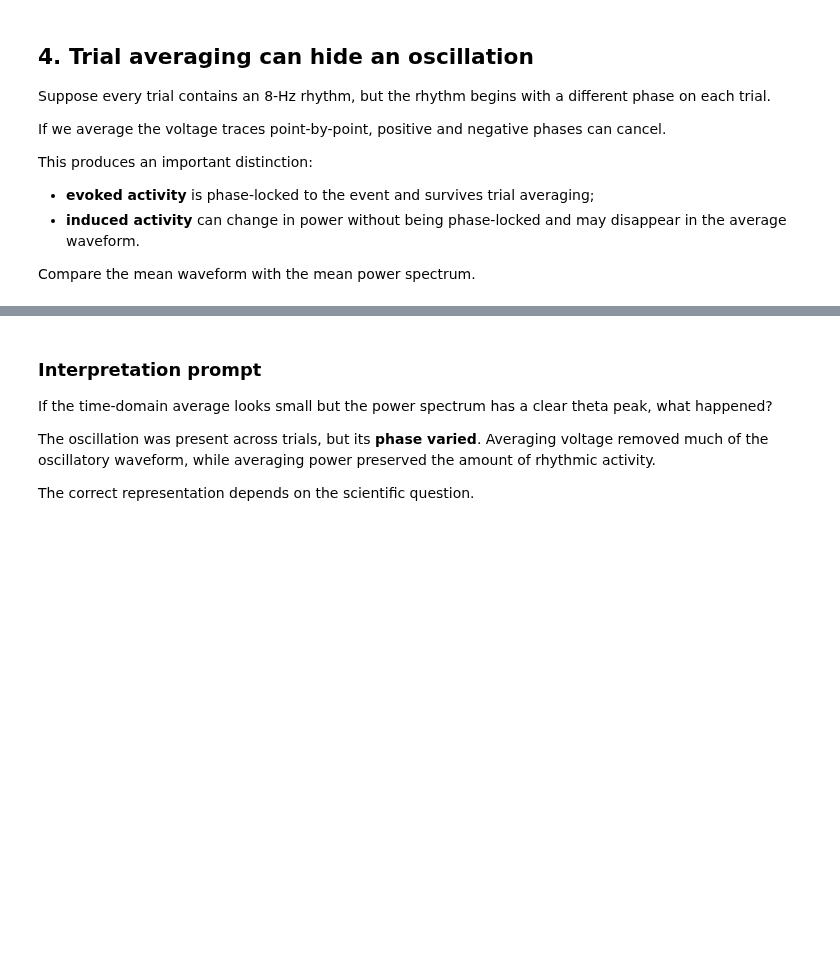
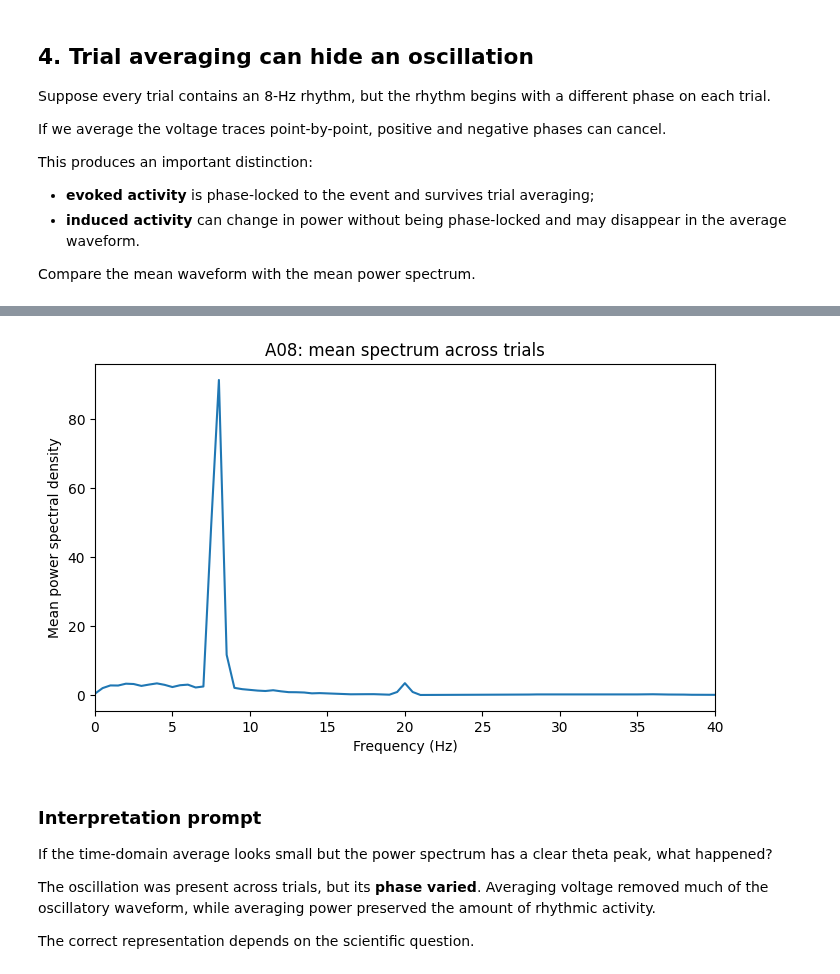
Before and after one commit to willi3by/Survey_of_Methods_in_Comp_Neuro_Fall_2026, a Jupyter notebook: Notebooks/Week_07/Week_7_Neural_Time_Series.ipynb, the cells around one changed output, grey strips where cells are left out. Cells and saved outputs as stored; diff of their text form; code cells hidden in the pictures; blank space fills up the shorter version.

```diff
--- a/Notebooks/Week_07/Week_7_Neural_Time_Series.ipynb
+++ b/Notebooks/Week_07/Week_7_Neural_Time_Series.ipynb
@@ -242,24 +260,26 @@ plt.show()
 # %%
 trial_psds = []
 
 for trial_id, trial in data[data['animal_id'] == animal_id].groupby('trial_id'):
     f, p = signal.welch(
-        trial['hippocampus_uV'],
+        trial['hippocampus_uV'].to_numpy(),
         fs=FS,
         nperseg=400,
         noverlap=200
     )
     trial_psds.append(p)
 
 mean_psd = np.mean(trial_psds, axis=0)
 
 fig, ax = plt.subplots(figsize=(8, 4.5))
 ax.plot(f, mean_psd)
 ax.set_xlim(0, 40)
 ax.set_xlabel('Frequency (Hz)')
 ax.set_ylabel('Mean power spectral density')
 ax.set_title(f'{animal_id}: mean spectrum across trials')
 plt.show()
+# %% [output]
+[figure, added]
 # %% [markdown]
 ### Interpretation prompt
 
```
Also changed, not shown: parts of 18 cells of this notebook.
